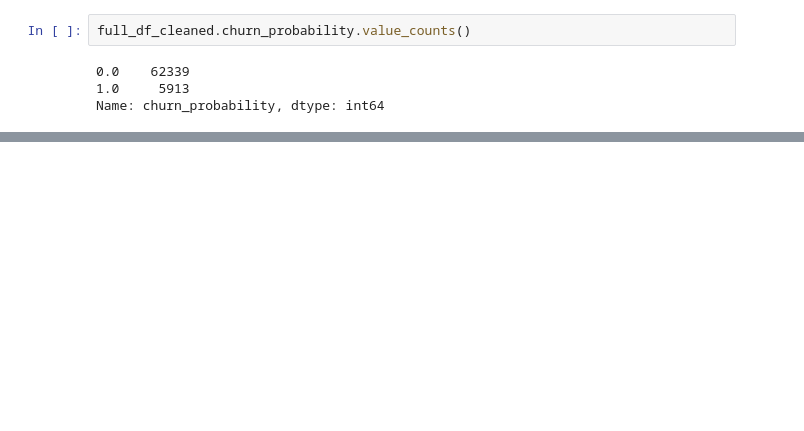
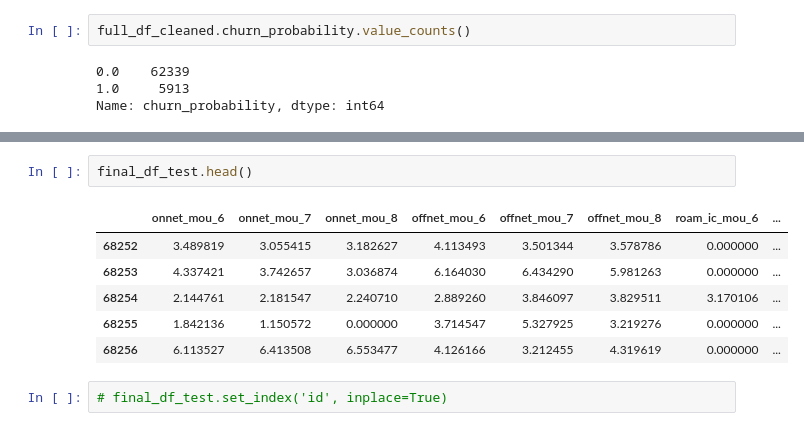
Before and after one commit to jhanjideepak/telecom-churn, a Jupyter notebook: telecome_churn.ipynb, the cells around one changed output, grey strips where cells are left out. Saved outputs shown, nothing was run; the diff lists cells and outputs as text; blank space fills up the shorter version.

```diff
--- a/telecome_churn.ipynb
+++ b/telecome_churn.ipynb
@@ -616,0 +668,11 @@ ValueError: Unknown label type: continuous. Maybe you are trying to fit a classi
+# %%
+final_df_test.head()
+# %% [output]
+|  | onnet_mou_6 | onnet_mou_7 | onnet_mou_8 | offnet_mou_6 | offnet_mou_7 | offnet_mou_8 | roam_ic_mou_6 | ... |
+| 68252 | 3.489819 | 3.055415 | 3.182627 | 4.113493 | 3.501344 | 3.578786 | 0.000000 | ... |
+| 68253 | 4.337421 | 3.742657 | 3.036874 | 6.164030 | 6.434290 | 5.981263 | 0.000000 | ... |
+| 68254 | 2.144761 | 2.181547 | 2.240710 | 2.889260 | 3.846097 | 3.829511 | 3.170106 | ... |
+| 68255 | 1.842136 | 1.150572 | 0.000000 | 3.714547 | 5.327925 | 3.219276 | 0.000000 | ... |
+| 68256 | 6.113527 | 6.413508 | 6.553477 | 4.126166 | 3.212455 | 4.319619 | 0.000000 | ... |
+# %%
+# final_df_test.set_index('id', inplace=True)
```
Also changed, not shown: parts of 29 cells of this notebook, 1 other file.
